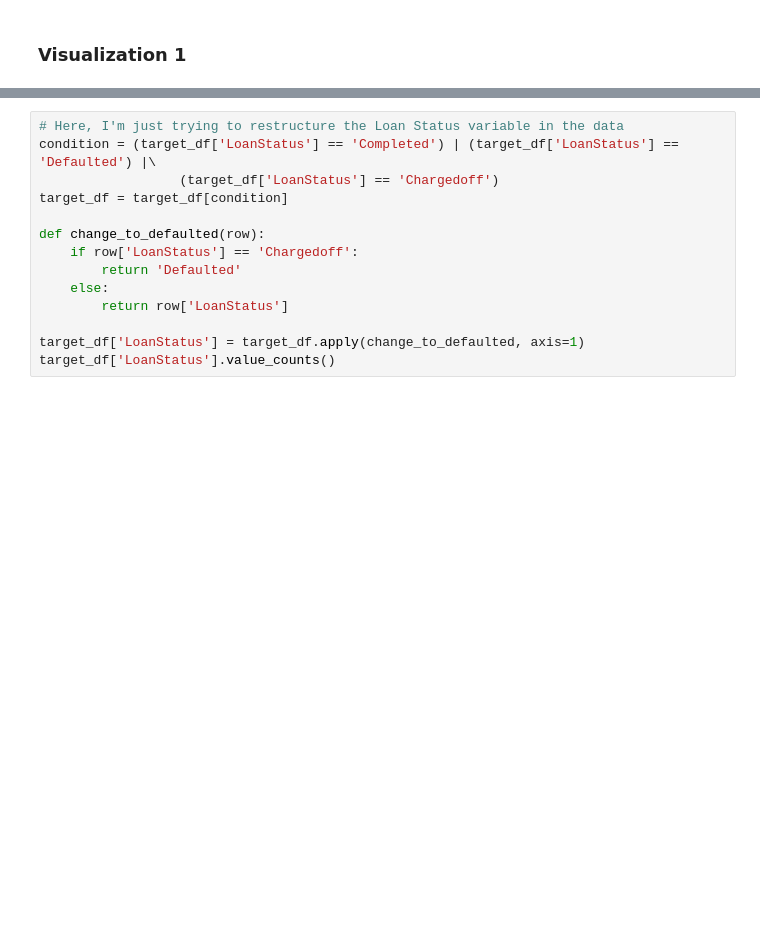
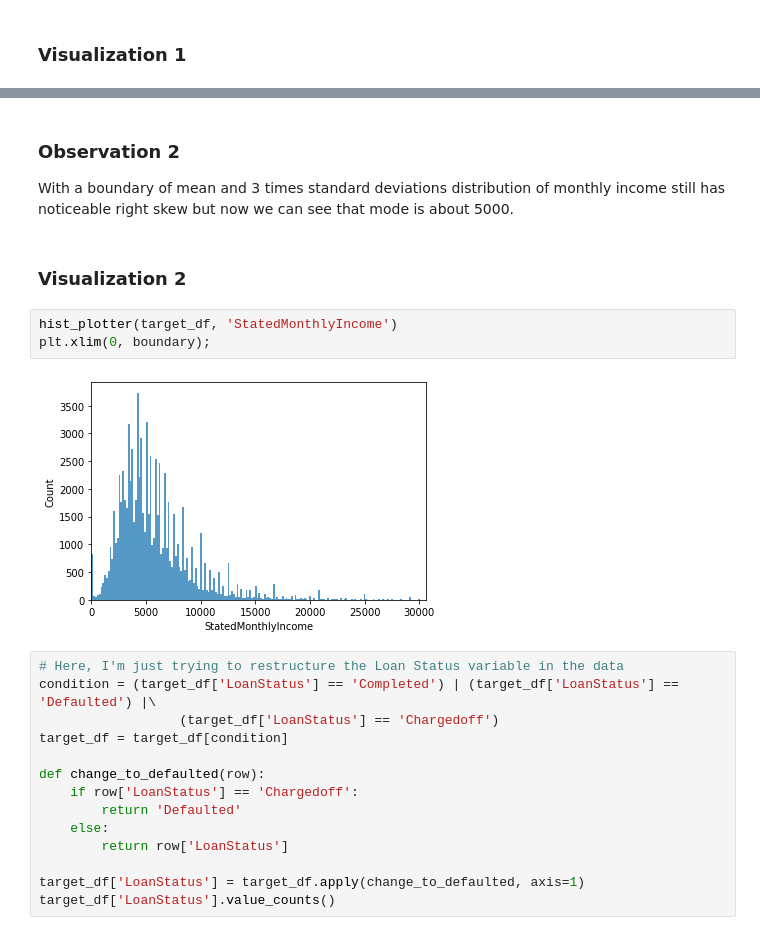
Before and after one commit to EnochAy/Udacity-Nanodegree-Data-Analyst---Data-Visualization-Project, a Jupyter notebook: Final Submission/Slide_Deck.ipynb, the cells around one changed output, grey strips where cells are left out. Drawn from its saved outputs; the diff is of its cells as text; blank space fills up the shorter version.

```diff
--- a/Final Submission/Slide_Deck.ipynb
+++ b/Final Submission/Slide_Deck.ipynb
@@ -85,3 +103,14 @@ plt.xticks(rotation = 90);
+# %% [markdown]
+### Observation 2
+
+With a boundary of mean and 3 times standard deviations distribution of monthly income still has noticeable right skew but now we can see that mode is about 5000.
+# %% [markdown]
+### Visualization 2
+# %%
+hist_plotter(target_df, 'StatedMonthlyIncome')
+plt.xlim(0, boundary);
+# %% [output]
+[figure, added]
 # %%
 # Here, I'm just trying to restructure the Loan Status variable in the data
 condition = (target_df['LoanStatus'] == 'Completed') | (target_df['LoanStatus'] == 'Defaulted') |\
```
Also changed, not shown: parts of 29 cells of this notebook, 5 other files.
